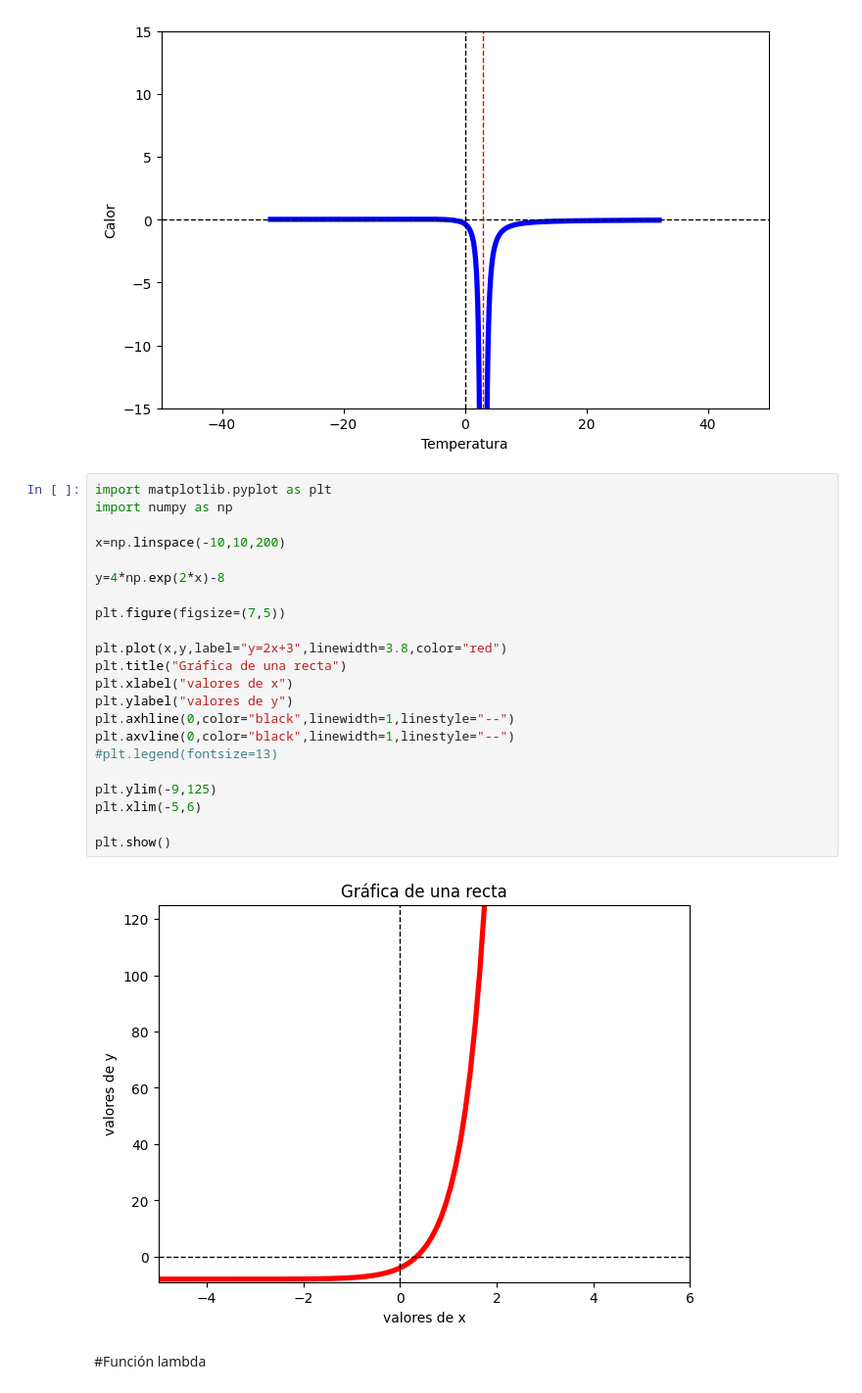
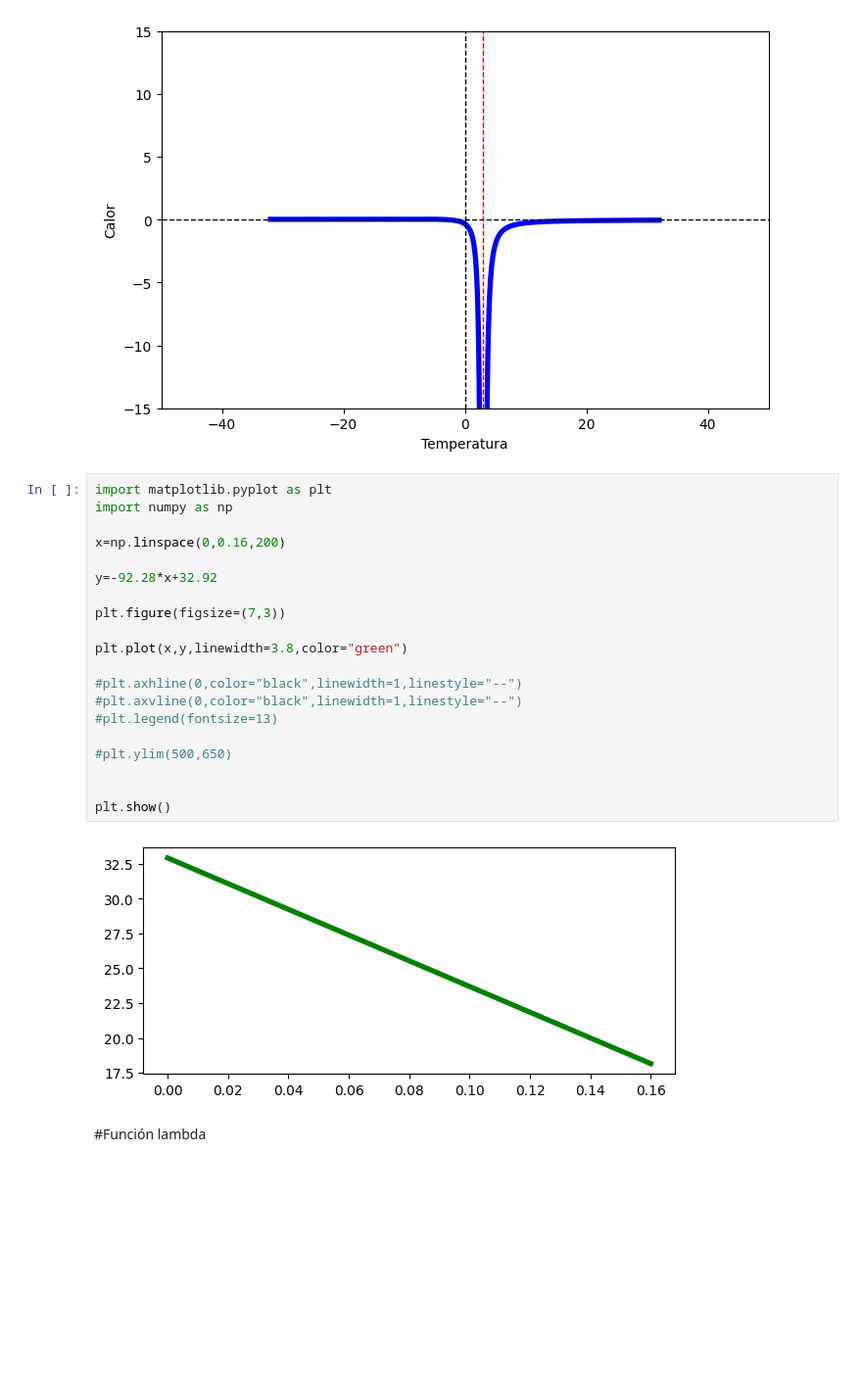
Before and after one commit to jarsmp37/progavan, a Jupyter notebook: gráficas_cálculo.ipynb, the cells around one changed output. Shown at 98% size. Saved outputs shown, nothing was run; the diff lists cells and outputs as text; blank space fills up the shorter version.

```diff
--- a/gráficas_cálculo.ipynb
+++ b/gráficas_cálculo.ipynb
@@ -30,27 +30,25 @@ plt.show()
 # %%
 import matplotlib.pyplot as plt
 import numpy as np
 
-x=np.linspace(-10,10,200)
+x=np.linspace(0,0.16,200)
 
-y=4*np.exp(2*x)-8
+y=-92.28*x+32.92
 
-plt.figure(figsize=(7,5))
+plt.figure(figsize=(7,3))
 
-plt.plot(x,y,label="y=2x+3",linewidth=3.8,color="red")
-plt.title("Gráfica de una recta")
-plt.xlabel("valores de x")
-plt.ylabel("valores de y")
-plt.axhline(0,color="black",linewidth=1,linestyle="--")
-plt.axvline(0,color="black",linewidth=1,linestyle="--")
+plt.plot(x,y,linewidth=3.8,color="green")
+
+#plt.axhline(0,color="black",linewidth=1,linestyle="--")
+#plt.axvline(0,color="black",linewidth=1,linestyle="--")
 #plt.legend(fontsize=13)
 
-plt.ylim(-9,125)
-plt.xlim(-5,6)
+#plt.ylim(500,650)
+
 
 plt.show()
 # %% [output]
-[figure, old version]
+[figure, new version]
 # %% [markdown]
 #Función lambda
 # %%
```
Also changed, not shown: 5 other files.
